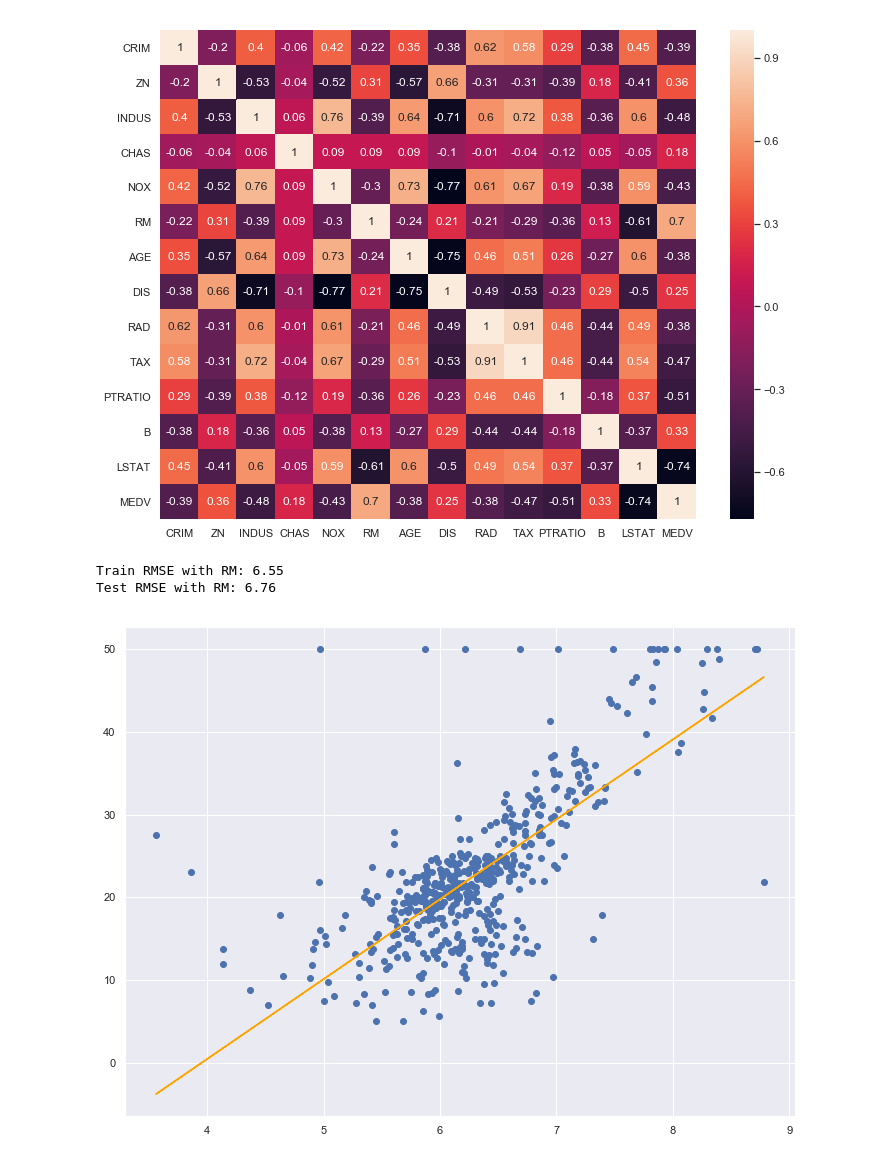
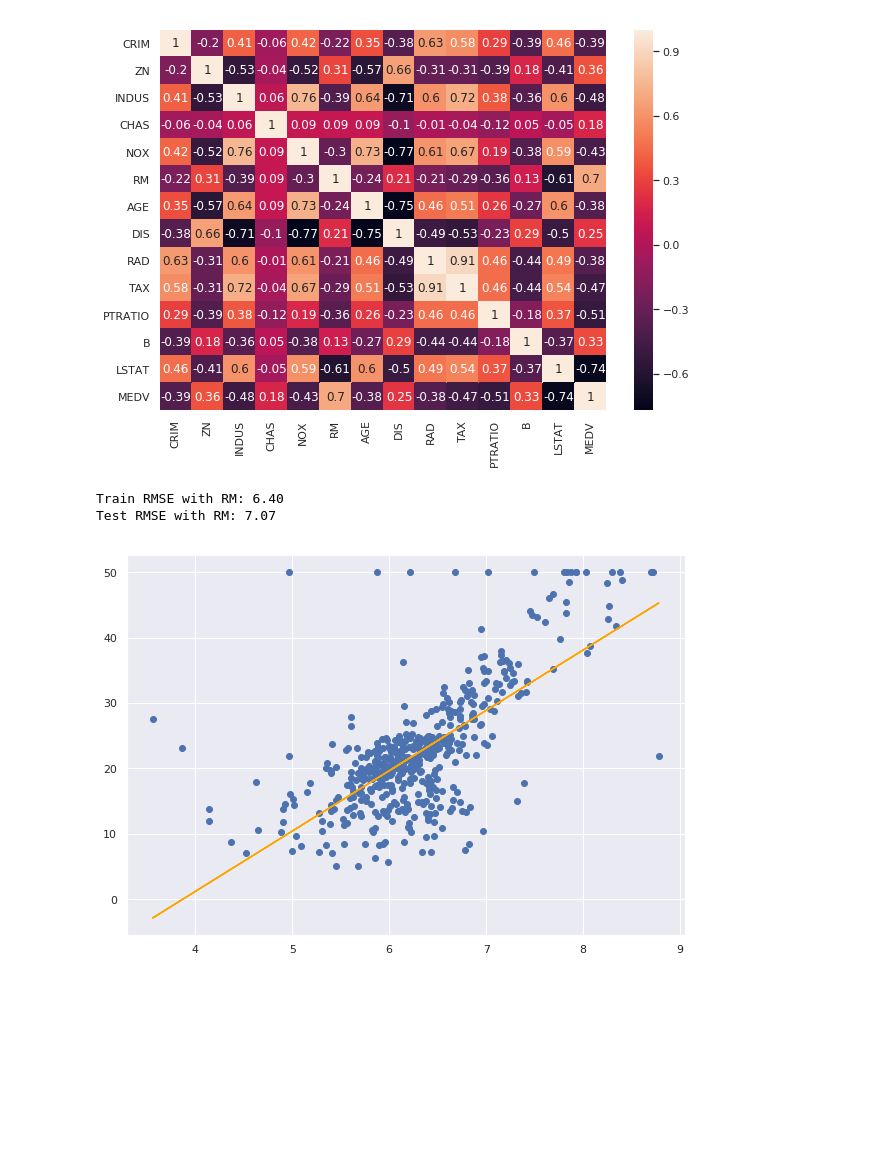
Before and after one commit to MartinKondor/MachineLearning, a Jupyter notebook: Boston_dataset.ipynb, the cells around one changed output. Drawn from its saved outputs; the diff is of its cells as text; code cells hidden in the pictures; blank space fills up the shorter version.

```diff
--- a/Boston_dataset.ipynb
+++ b/Boston_dataset.ipynb
@@ -1,28 +1,28 @@
 # %%
 import numpy as np
 import pandas as pd
 import seaborn as sns
 from matplotlib import pyplot as plt
 from mpl_toolkits.mplot3d import Axes3D
 from sklearn.datasets import load_boston
 from sklearn.model_selection import train_test_split
 from sklearn.linear_model import LinearRegression
 from sklearn.metrics import mean_squared_error as mse
 from sklearn.externals import joblib
 
 
 rmse = lambda y, _y: np.sqrt(mse(y, _y))
-sns.set(rc={'figure.figsize':(12, 9,)})
+sns.set(rc={'figure.figsize':(10, 7,)})
 
 dataset = load_boston()
 df = pd.DataFrame(data=dataset.data, columns=dataset.feature_names).dropna()
 df['MEDV'] = dataset.target
 # print(dataset['DESCR'])
 
 sns.heatmap(df.corr().round(2), annot=True)
 plt.show()
 # %% [output]
-[figure, old version]
+[figure, new version]
 # %%
 X, y = df['RM'].values, df['MEDV'].values
 X_train, X_test, y_train, y_test = train_test_split(X, y, test_size=.3, shuffle=True)
@@ -38,9 +38,9 @@ plt.scatter(X, y)
 plt.plot(X, model.predict(X.reshape(-1,1)), color='orange')
 plt.show()
 # %% [output]
-Train RMSE with RM: 6.55
-Test RMSE with RM: 6.76
+Train RMSE with RM: 6.40
+Test RMSE with RM: 7.07
-[figure, old version]
+[figure, new version]
 # %%
 X, y = df['LSTAT'].values, df['MEDV'].values
 X_train, X_test, y_train, y_test = train_test_split(X, y, test_size=.3, shuffle=True)
```
Also changed, not shown: parts of 3 cells of this notebook, 5 other files.
